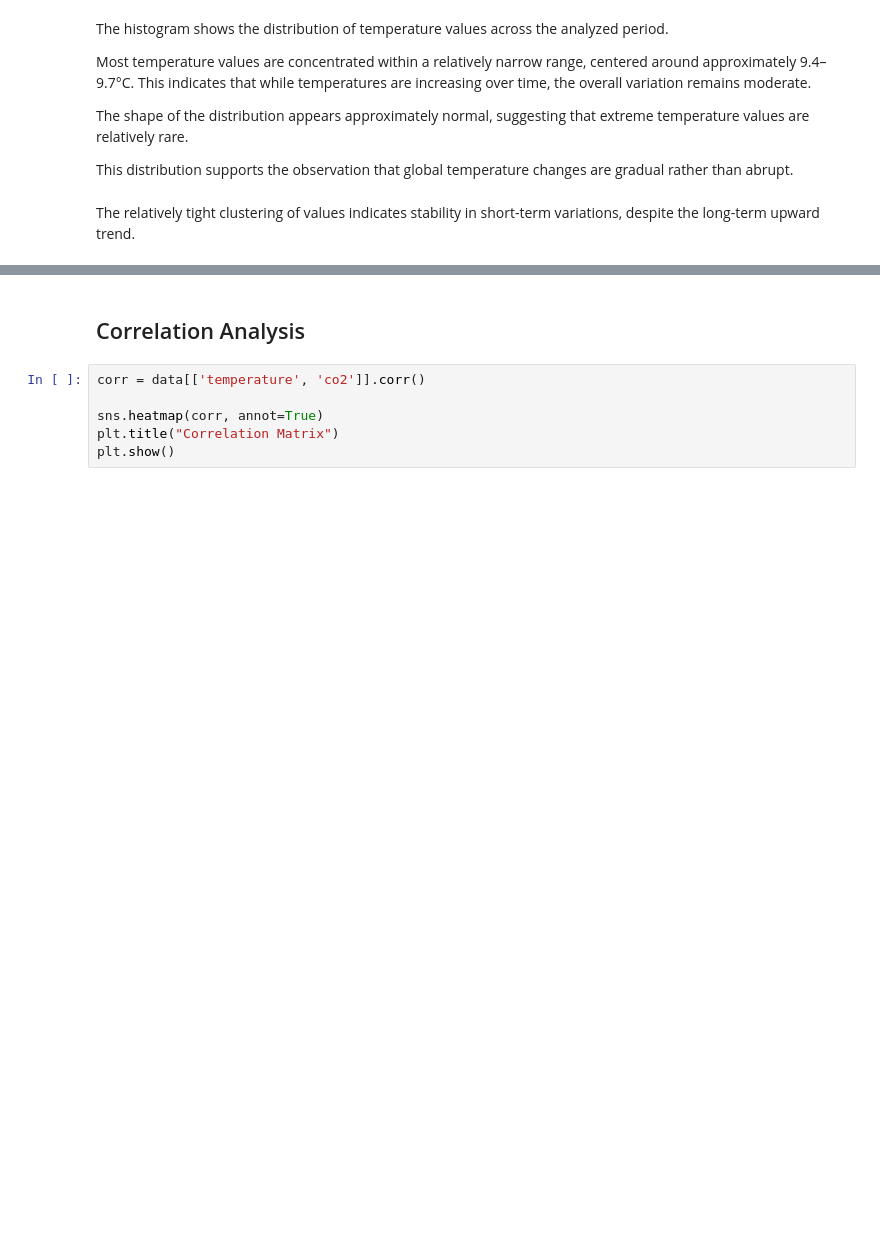
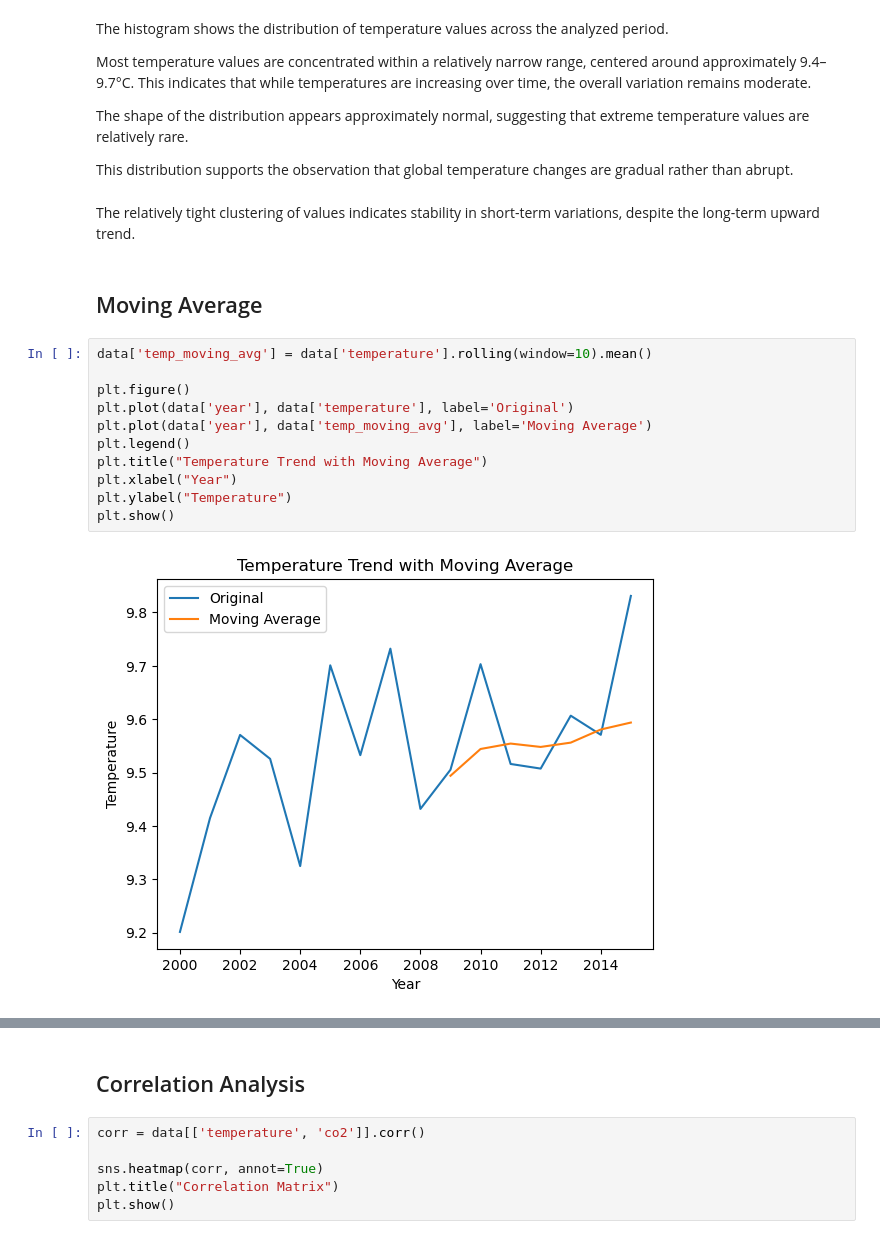
Before and after one commit to mimihorozova/climate_analysis, a Jupyter notebook: climate_analysis.ipynb, the cells around one changed output, grey strips where cells are left out. Drawn from its saved outputs; the diff is of its cells as text; blank space fills up the shorter version.

Commit message:
add moving average

```diff
--- a/climate_analysis.ipynb
+++ b/climate_analysis.ipynb
@@ -156,3 +156,18 @@ The shape of the distribution appears approximately normal, suggesting that extr
 This distribution supports the observation that global temperature changes are gradual rather than abrupt.
 # %% [markdown]
 The relatively tight clustering of values indicates stability in short-term variations, despite the long-term upward trend.
+# %% [markdown]
+## Moving Average
+# %%
+data['temp_moving_avg'] = data['temperature'].rolling(window=10).mean()
+
+plt.figure()
+plt.plot(data['year'], data['temperature'], label='Original')
+plt.plot(data['year'], data['temp_moving_avg'], label='Moving Average')
+plt.legend()
+plt.title("Temperature Trend with Moving Average")
+plt.xlabel("Year")
+plt.ylabel("Temperature")
+plt.show()
+# %% [output]
+[figure, added]
```
Also changed, not shown: parts of 3 cells of this notebook.
